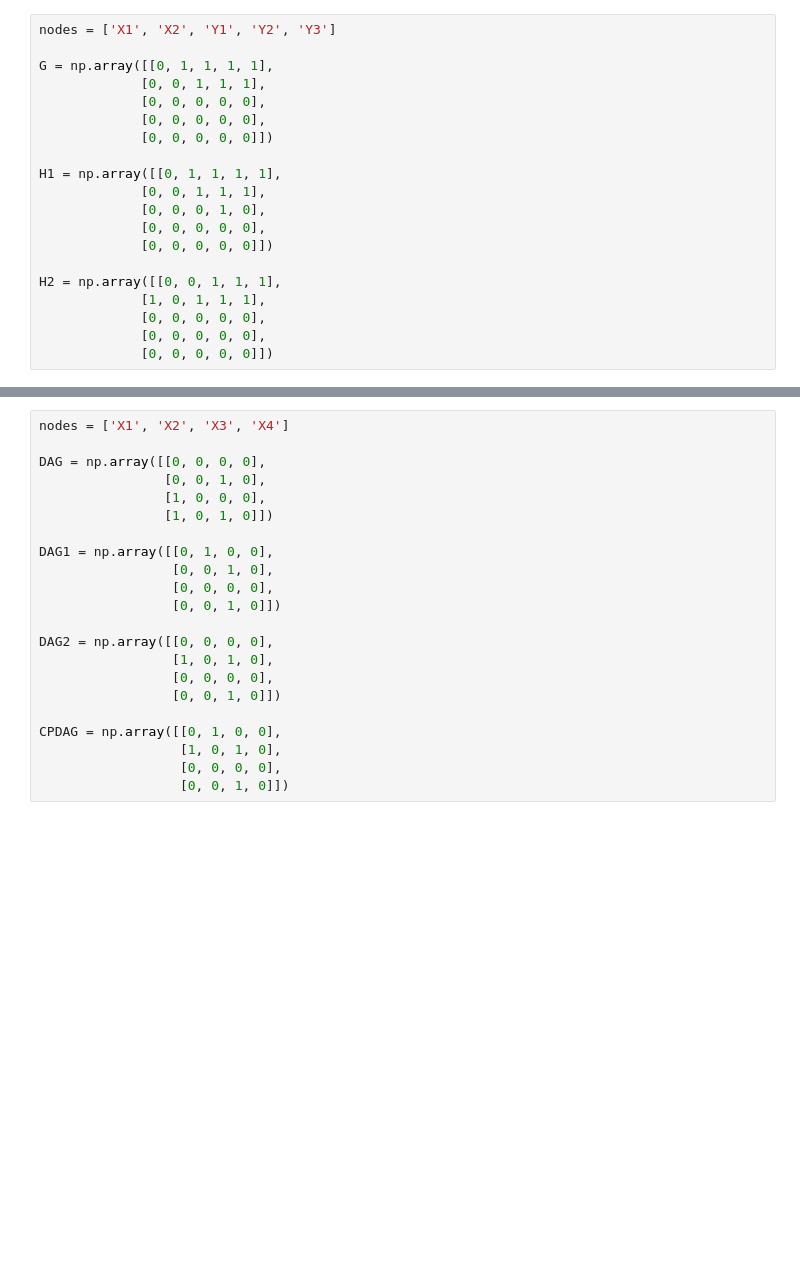
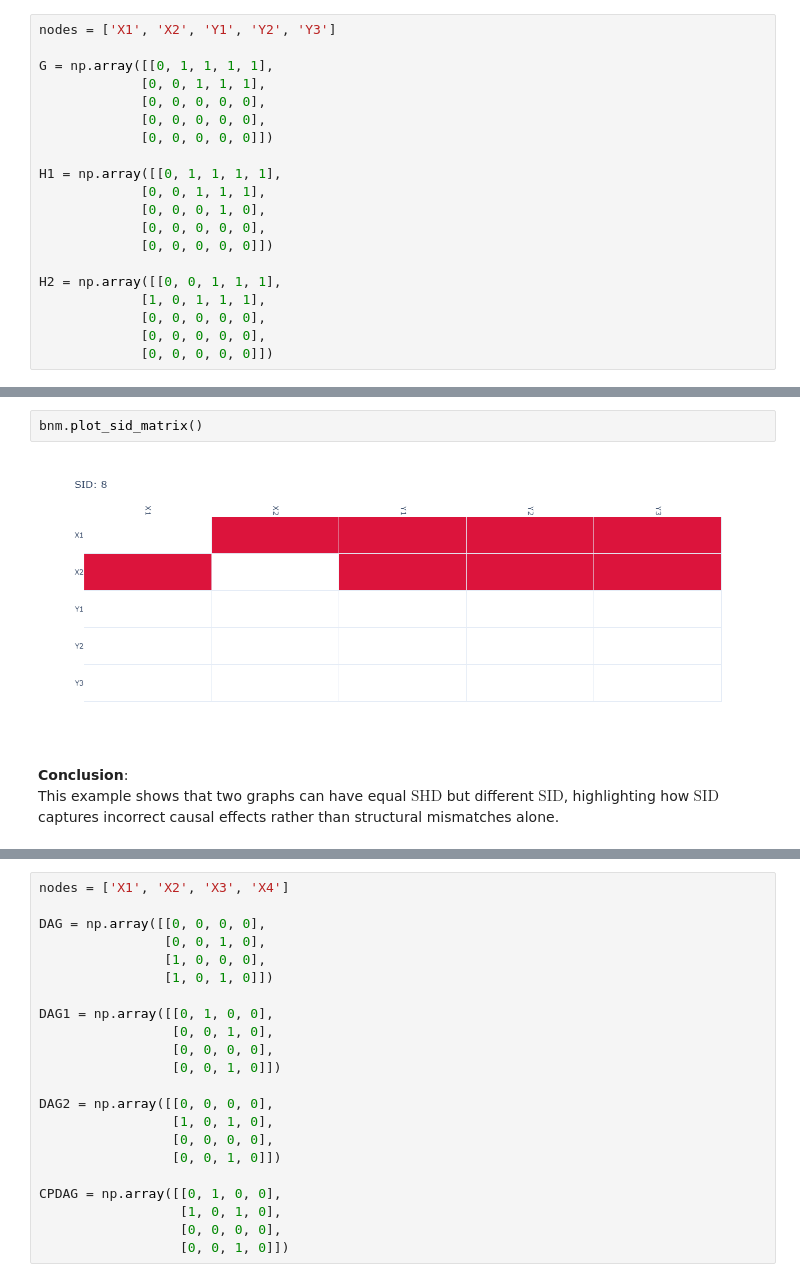
Before and after one commit to averinpa/bnm, a Jupyter notebook: use cases/sid.ipynb, the cells around one changed output, grey strips where cells are left out. Saved outputs shown, nothing was run; the diff lists cells and outputs as text; blank space fills up the shorter version.

```diff
--- a/use cases/sid.ipynb
+++ b/use cases/sid.ipynb
@@ -81,0 +128,7 @@ SID Incorect Interventional distributions
+# %%
+bnm.plot_sid_matrix()
+# %% [output]
+[figure, added]
+# %% [markdown]
+**Conclusion**:
+This example shows that two graphs can have equal $\text{SHD}$ but different $\text{SID}$, highlighting how $\text{SID}$ captures incorrect causal effects rather than structural mismatches alone.
```
Also changed, not shown: parts of 54 cells of this notebook.
